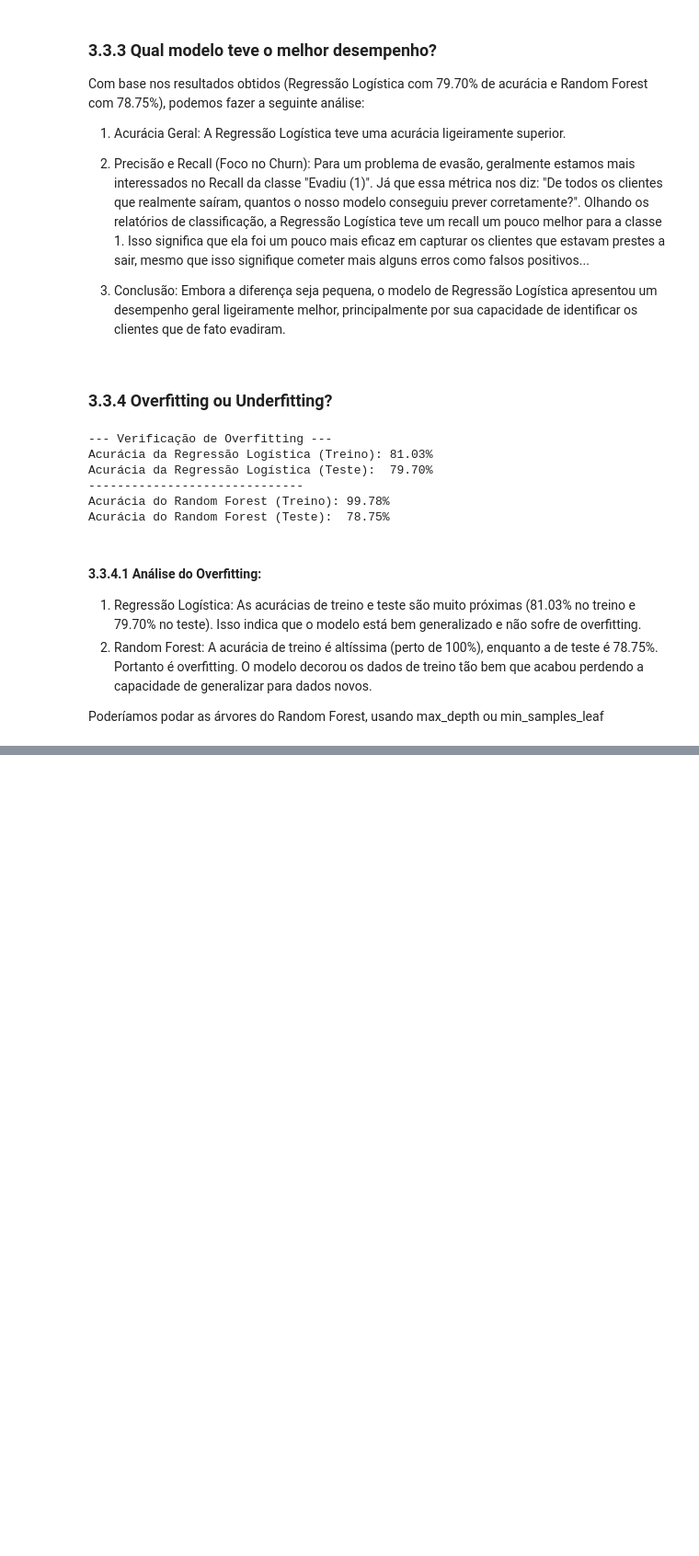
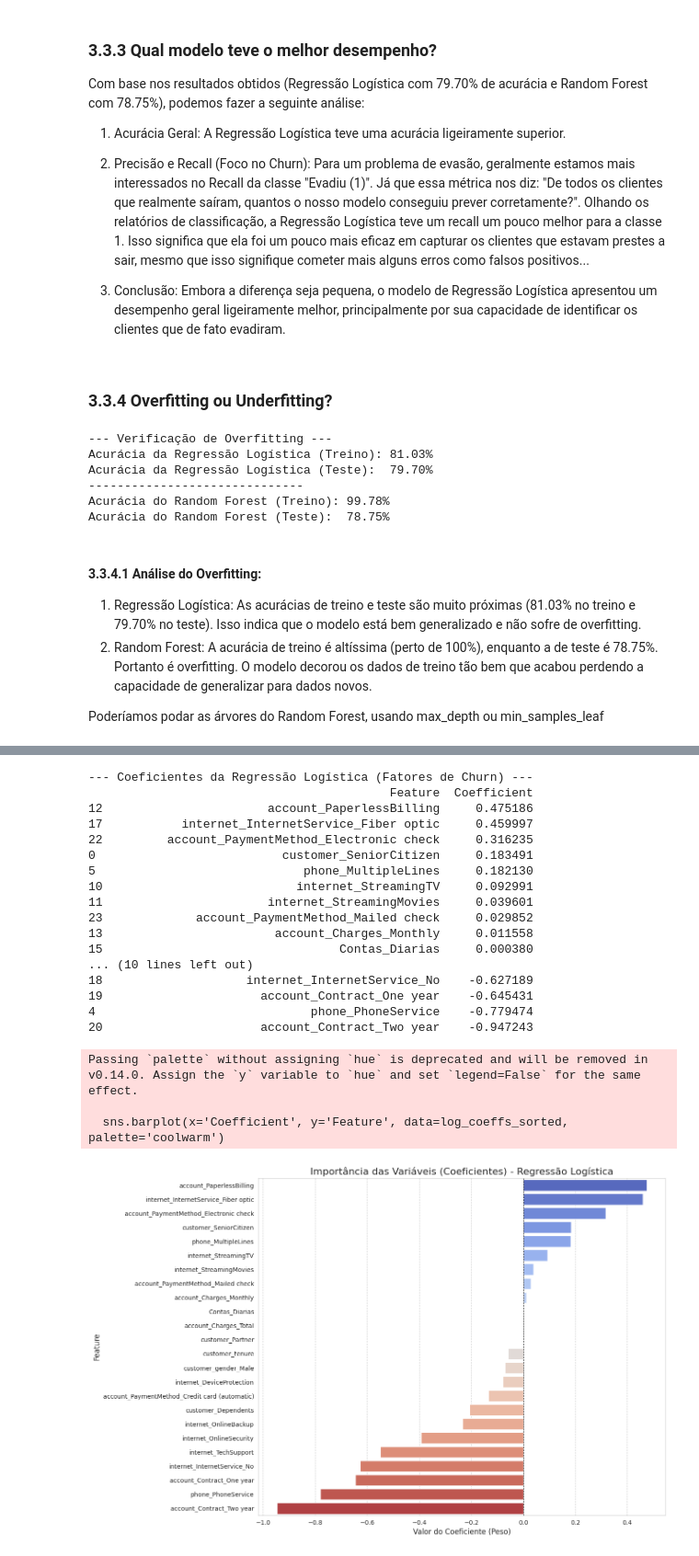
Before and after one commit to vitor-freitas1/challenge-telecom-x-churn-part2, a Jupyter notebook: challenge_telecom_x_churn_part2.ipynb, the cells around one changed output, grey strips where cells are left out. Shown at 92% size. Cells and saved outputs as stored; diff of their text form; code cells hidden in the pictures; blank space fills up the shorter version.

```diff
--- a/challenge_telecom_x_churn_part2.ipynb
+++ b/challenge_telecom_x_churn_part2.ipynb
@@ -595,0 +609,44 @@ Poderíamos podar as árvores do Random Forest, usando max_depth ou min_samples_
+# %%
+# Criando um DataFrame para visualizar os coeficientes da Regressão Logística
+log_coeffs = pd.DataFrame({
+    'Feature': X_train.columns,
+    'Coefficient': log_reg.coef_[0]
+})
+
+# Ordenando os coeficientes para ver os mais influentes (positivos e negativos)
+log_coeffs_sorted = log_coeffs.sort_values(by='Coefficient', ascending=False)
+
+print("--- Coeficientes da Regressão Logística (Fatores de Churn) ---")
+print(log_coeffs_sorted)
+
+# Visualização dos coeficientes em um gráfico de barras
+plt.figure(figsize=(12, 10))
+sns.barplot(x='Coefficient', y='Feature', data=log_coeffs_sorted, palette='coolwarm')
+plt.title('Importância das Variáveis (Coeficientes) - Regressão Logística', fontsize=16)
+plt.xlabel('Valor do Coeficiente (Peso)', fontsize=12)
+plt.ylabel('Feature', fontsize=12)
+plt.axvline(x=0, color='black', linewidth=0.8, linestyle='--')
+plt.grid(axis='x', linestyle='--')
+plt.show()
+# %% [output]
+--- Coeficientes da Regressão Logística (Fatores de Churn) ---
+                                          Feature  Coefficient
+12                       account_PaperlessBilling     0.475186
+17           internet_InternetService_Fiber optic     0.459997
+22         account_PaymentMethod_Electronic check     0.316235
+0                          customer_SeniorCitizen     0.183491
+5                             phone_MultipleLines     0.182130
+10                           internet_StreamingTV     0.092991
+11                       internet_StreamingMovies     0.039601
+23             account_PaymentMethod_Mailed check     0.029852
+13                        account_Charges_Monthly     0.011558
+15                                 Contas_Diarias     0.000380
+... (10 lines left out)
+18                    internet_InternetService_No    -0.627189
+19                      account_Contract_One year    -0.645431
+4                              phone_PhoneService    -0.779474
+20                      account_Contract_Two year    -0.947243
+Passing `palette` without assigning `hue` is deprecated and will be removed in v0.14.0. Assign the `y` variable to `hue` and set `legend=False` for the same effect.
+
+  sns.barplot(x='Coefficient', y='Feature', data=log_coeffs_sorted, palette='coolwarm')
+[figure, added]
```
Also changed, not shown: parts of 11 cells of this notebook.
